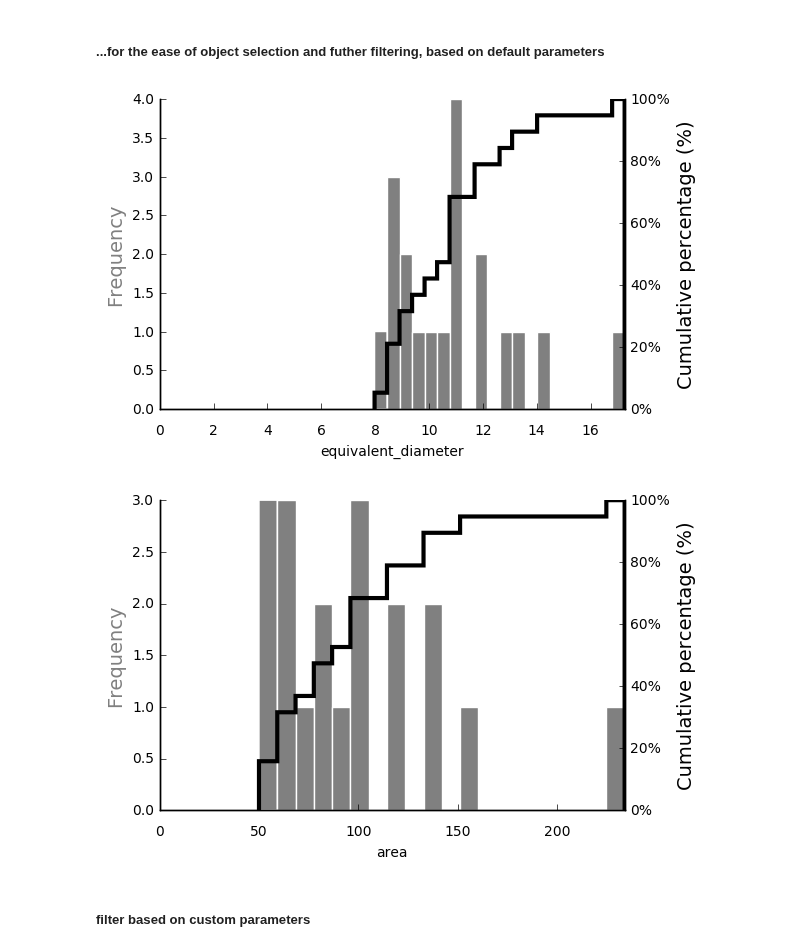
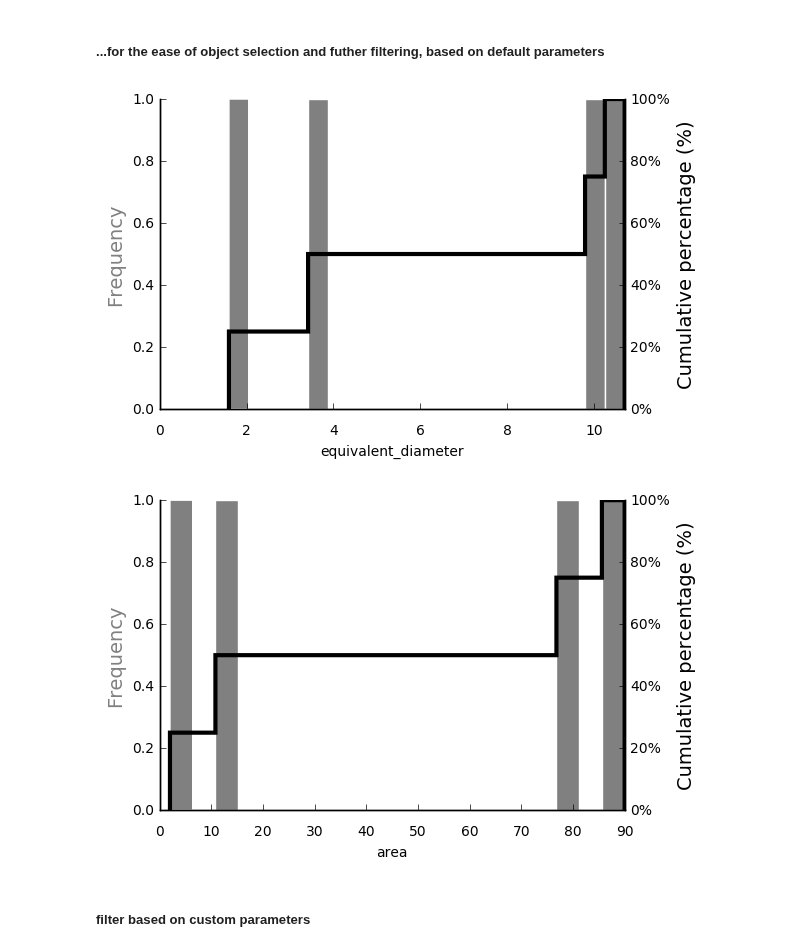
Before and after one commit to gbellandi/bubble_size_analysis, a Jupyter notebook: drafts/bubblekicker.ipynb, the cells around one changed output. Saved outputs shown, nothing was run; the diff lists cells and outputs as text; code cells hidden in the pictures.

Commit message:
prepare canny and adaptive methods comparison for jillian

```diff
--- a/drafts/bubblekicker.ipynb
+++ b/drafts/bubblekicker.ipynb
@@ -7,6 +7,8 @@ from bubblekicker.bubblekicker import (BubbleKicker, batchbubblekicker, bubble_p
 from bubblekicker.pipelines import CannyPipeline, AdaptiveThresholdPipeline
 # %%
 %matplotlib inline
+# %%
+img = '3411017m_0004.jpg'
 # %% [markdown]
 ### Pipelines testing¶
 # %% [markdown]
@@ -135,16 +143,16 @@ props.head()
 ##### ...for the ease of object selection and futher filtering, based on default parameters
 # %%
 # derive and PLOT the bubble properties as a table with no filter
-bubbler = CannyPipeline('0325097m_0305.tif', channel='red')
+bubbler = CannyPipeline(img, channel='red')
 result = bubbler.run([120, 180], 3, 3, 1, 1)
 id_image, props = bubble_properties_calculate(result, rules={})
 fig, axs = bubble_properties_plot(props, "equivalent_diameter")
 #fig.savefig("examples/output_eq_diameter.png")
 fig, axs = bubble_properties_plot(props, "area")
 #fig.savefig("examples/output_area.png")
 # %% [output]
-[figure, old version]
+[figure, new version]
-[figure, old version]
+[figure, new version]
 # %% [markdown]
 ##### filter based on custom parameters
 # %%
```
Also changed, not shown: parts of 19 cells of this notebook.
